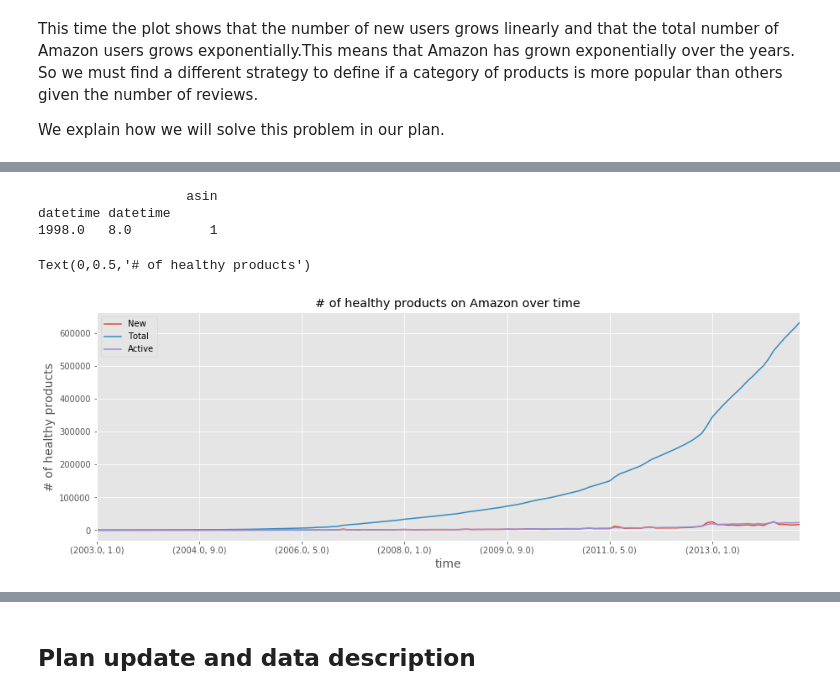
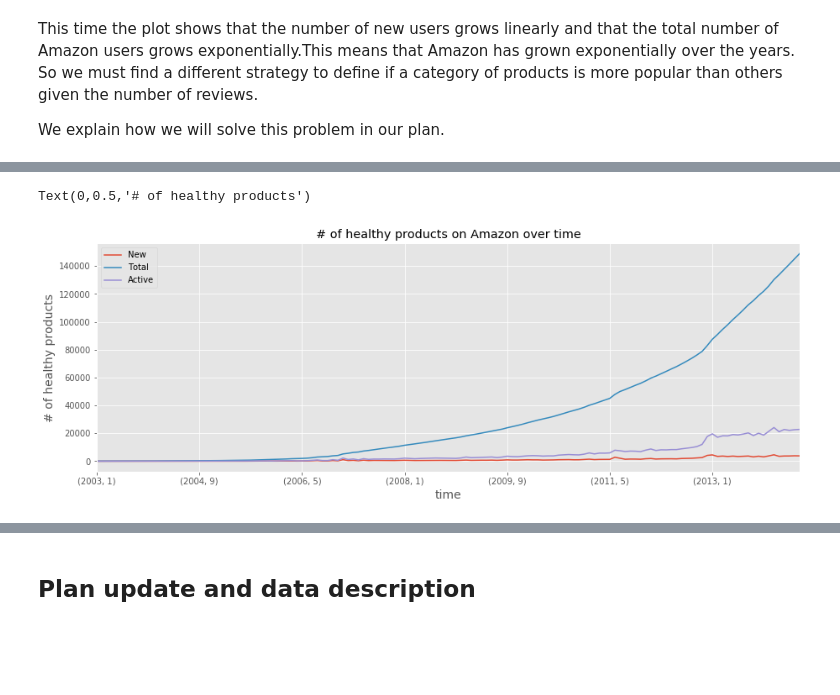
Before and after one commit to darioAnongba/EPFL-ADA, a Jupyter notebook: project/Report.ipynb, the cells around one changed output, grey strips where cells are left out. Cells and saved outputs as stored; diff of their text form; code cells hidden in the pictures; blank space fills up the shorter version.

```diff
--- a/project/Report.ipynb
+++ b/project/Report.ipynb
@@ -295,11 +266,12 @@ Text(0,0.5,'# of products')
+# %%
+healthy_meta_food_df = food_meta_df[food_meta_df.asin.isin(healthy_food_df.asin)]
+healthy_meta_sport_df = sports_meta_df[sports_meta_df.asin.isin(healthy_sports_df.asin)]
+merged_meta_healthy_df = pd.concat([healthy_meta_food_df, healthy_meta_sport_df])
 # %%
-count_healthy_products = merged_meta_healthy_df[['datetime','asin']]
+count_healthy_products = get_products_stat(merged_healthy_df, merged_meta_healthy_df)
 count_healthy_products.plot(title='# of healthy products on Amazon over time')
 plt.xlabel('time', fontsize=14)
 plt.ylabel('# of healthy products', fontsize=14)
 # %% [output]
-                   asin
-datetime datetime
-1998.0   8.0          1
+Text(0,0.5,'# of healthy products')
-Text(0,0.5,'# of healthy products')
-[figure, old version]
+[figure, new version]
```
Also changed, not shown: parts of 15 cells of this notebook, 1 other file.
